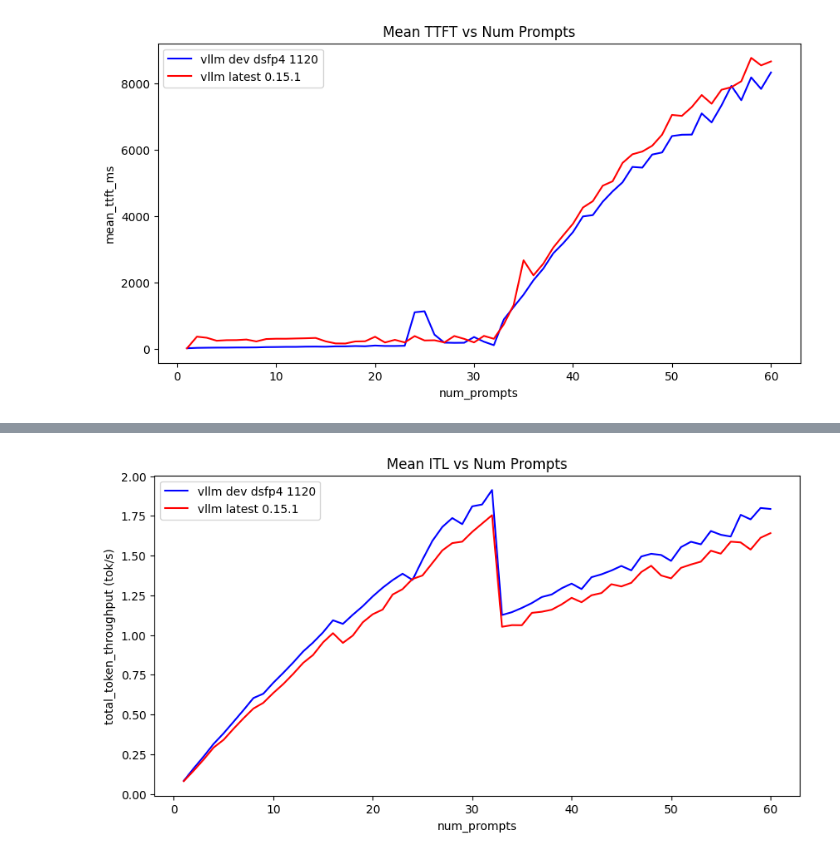
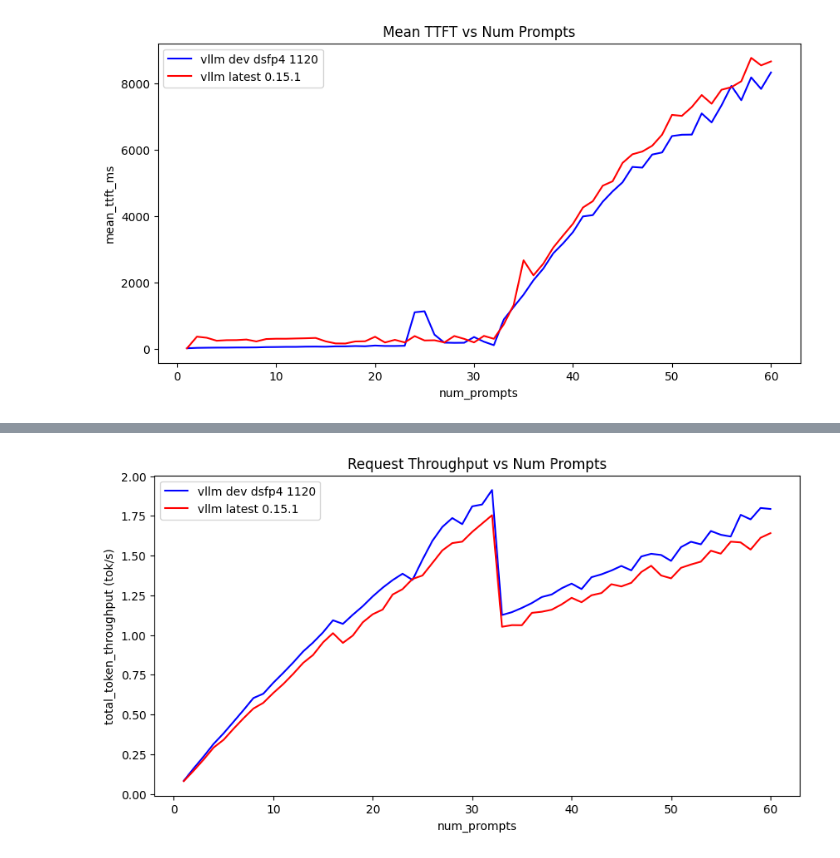
Before and after one commit to rxsalad/amd-recipe-development, a Jupyter notebook: DeepSeek-R1-MXFP4/analysis.ipynb, the cells around one changed output, grey strips where cells are left out. Cells and saved outputs as stored; diff of their text form; code cells hidden in the pictures.

```diff
--- a/DeepSeek-R1-MXFP4/analysis.ipynb
+++ b/DeepSeek-R1-MXFP4/analysis.ipynb
@@ -119,25 +119,25 @@ plt.show()
 # %%
 plt.figure(figsize=(10, 5))
 
 plt.plot(
     df_dev["num_prompts"],
     df_dev["request_throughput"],
     color="blue",
     label="vllm dev dsfp4 1120"
 )
 
 plt.plot(
     df_latest["num_prompts"],
     df_latest["request_throughput"],
     color="red",
     label="vllm latest 0.15.1"
 )
 
 plt.xlabel("num_prompts")
 plt.ylabel("total_token_throughput (tok/s)")
-plt.title("Mean ITL vs Num Prompts")
+plt.title("Request Throughput vs Num Prompts")
 plt.legend()
 
 plt.show()
 # %% [output]
-[figure, old version]
+[figure, new version]
```
Also changed, not shown: parts of 3 cells of this notebook.
